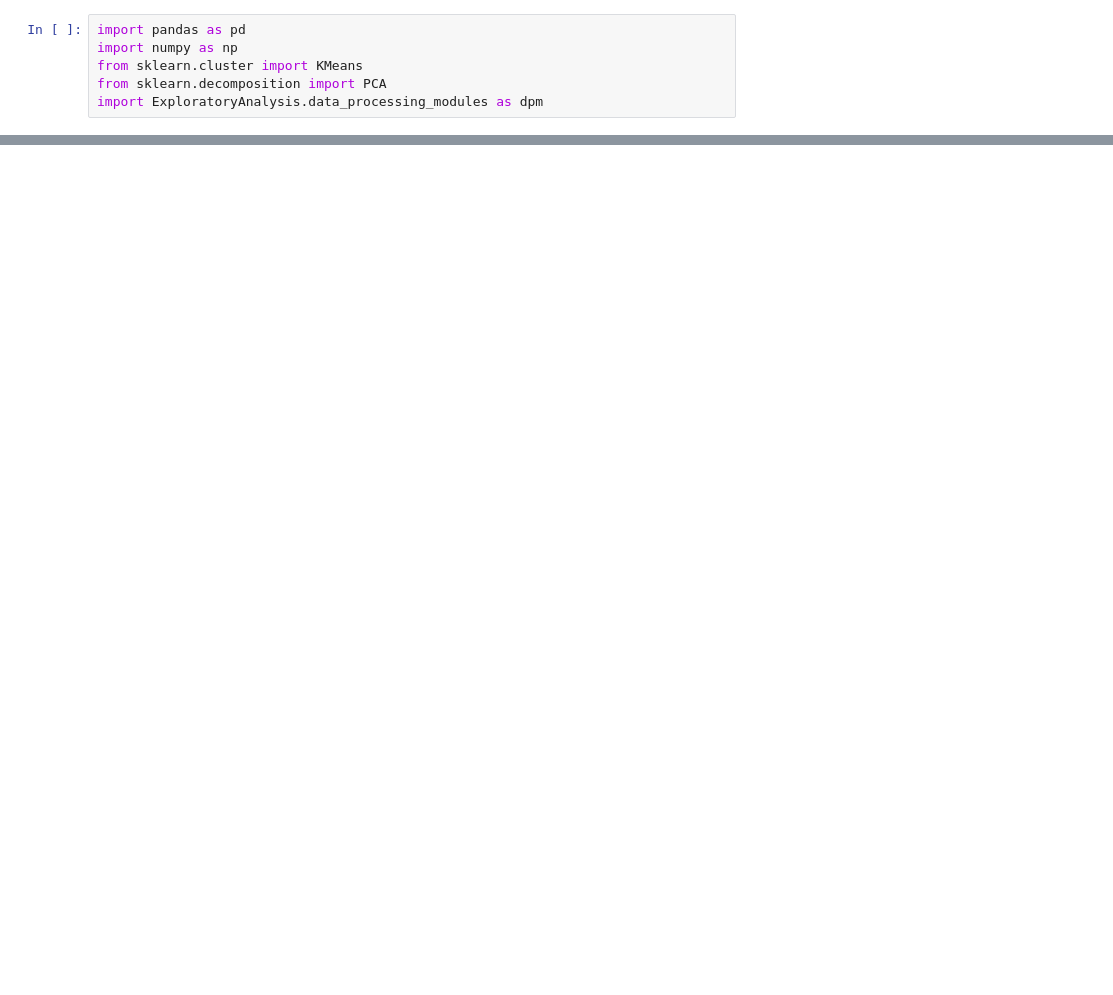
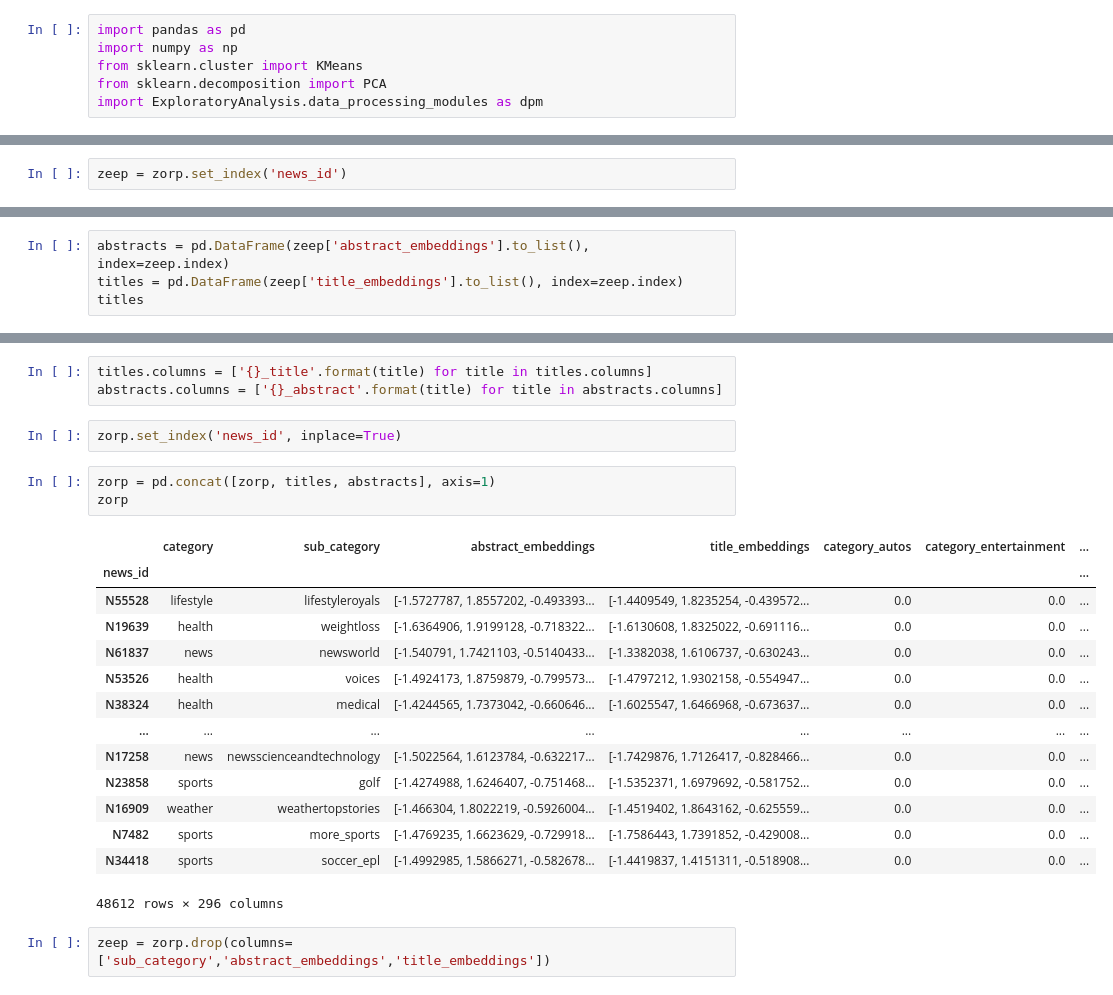
Before and after one commit to nicholas-rf/RecommenderProject, a Jupyter notebook: testing.ipynb, the cells around one changed output, grey strips where cells are left out. Drawn from its saved outputs; the diff is of its cells as text; blank space fills up the shorter version.

```diff
--- a/testing.ipynb
+++ b/testing.ipynb
@@ -33,0 +124,2 @@ del abstract_embeddings, title_embeddings
+# %%
+zeep = zorp.set_index('news_id')
@@ -33,0 +141,4 @@ del abstract_embeddings, title_embeddings
+# %%
+abstracts = pd.DataFrame(zeep['abstract_embeddings'].to_list(), index=zeep.index)
+titles = pd.DataFrame(zeep['title_embeddings'].to_list(), index=zeep.index)
+titles
@@ -33,0 +160,25 @@ del abstract_embeddings, title_embeddings
+# %%
+titles.columns = ['{}_title'.format(title) for title in titles.columns]
+abstracts.columns = ['{}_abstract'.format(title) for title in abstracts.columns]
+# %%
+zorp.set_index('news_id', inplace=True)
+# %%
+zorp = pd.concat([zorp, titles, abstracts], axis=1)
+zorp
+# %% [output]
+|  | category | sub_category | abstract_embeddings | title_embeddings | category_autos | category_entertainment | ... |
+| news_id |  |  |  |  |  |  | ... |
+| N55528 | lifestyle | lifestyleroyals | [-1.5727787, 1.8557202, -0.493393... | [-1.4409549, 1.8235254, -0.439572... | 0.0 | 0.0 | ... |
+| N19639 | health | weightloss | [-1.6364906, 1.9199128, -0.718322... | [-1.6130608, 1.8325022, -0.691116... | 0.0 | 0.0 | ... |
+| N61837 | news | newsworld | [-1.540791, 1.7421103, -0.5140433... | [-1.3382038, 1.6106737, -0.630243... | 0.0 | 0.0 | ... |
+| N53526 | health | voices | [-1.4924173, 1.8759879, -0.799573... | [-1.4797212, 1.9302158, -0.554947... | 0.0 | 0.0 | ... |
+| N38324 | health | medical | [-1.4244565, 1.7373042, -0.660646... | [-1.6025547, 1.6466968, -0.673637... | 0.0 | 0.0 | ... |
+| ... | ... | ... | ... | ... | ... | ... | ... |
+| N17258 | news | newsscienceandtechnology | [-1.5022564, 1.6123784, -0.632217... | [-1.7429876, 1.7126417, -0.828466... | 0.0 | 0.0 | ... |
+| N23858 | sports | golf | [-1.4274988, 1.6246407, -0.751468... | [-1.5352371, 1.6979692, -0.581752... | 0.0 | 0.0 | ... |
+| N16909 | weather | weathertopstories | [-1.466304, 1.8022219, -0.5926004... | [-1.4519402, 1.8643162, -0.625559... | 0.0 | 0.0 | ... |
+| N7482 | sports | more_sports | [-1.4769235, 1.6623629, -0.729918... | [-1.7586443, 1.7391852, -0.429008... | 0.0 | 0.0 | ... |
+| N34418 | sports | soccer_epl | [-1.4992985, 1.5866271, -0.582678... | [-1.4419837, 1.4151311, -0.518908... | 0.0 | 0.0 | ... |
+48612 rows × 296 columns
+# %%
+zeep = zorp.drop(columns=['sub_category','abstract_embeddings','title_embeddings'])
```
Also changed, not shown: parts of 26 cells of this notebook.
